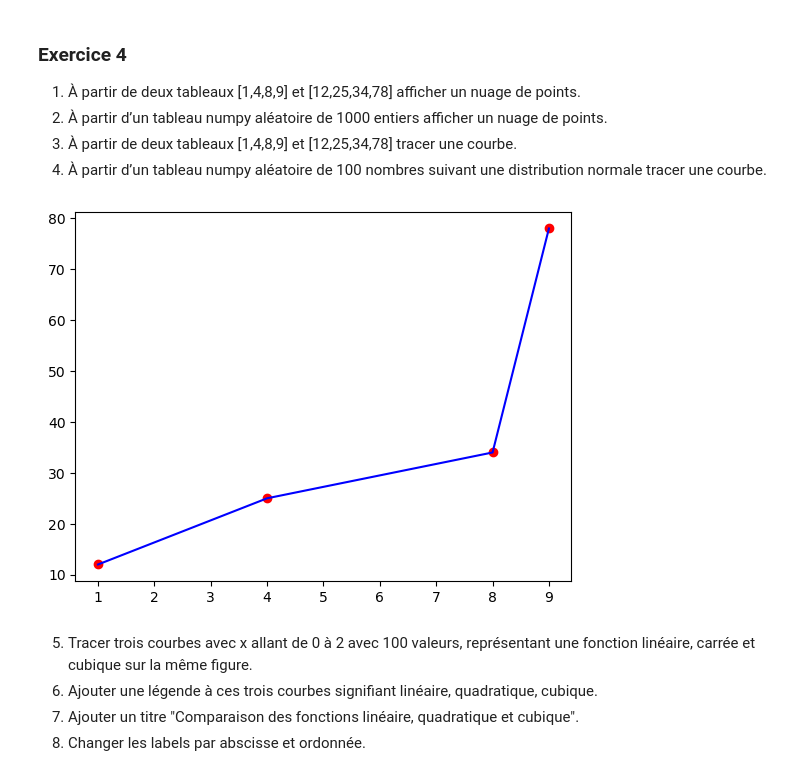
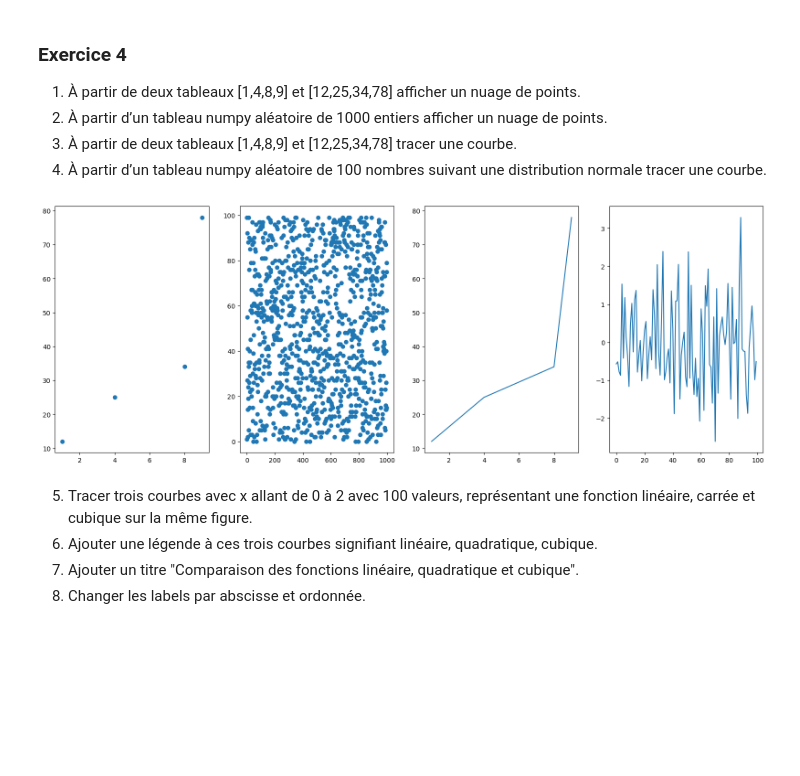
Before and after one commit to Samuelhcq/MachineLearning, a Jupyter notebook: TP2/TP2.ipynb, the cells around one changed output. Saved outputs shown, nothing was run; the diff lists cells and outputs as text; code cells hidden in the pictures; blank space fills up the shorter version.

```diff
--- a/TP2/TP2.ipynb
+++ b/TP2/TP2.ipynb
@@ -328,12 +328,23 @@ quality
 # %%
 import matplotlib.pyplot as plt
 tab1 = [1,4,8,9]
 tab2 = [12,25,34,78]
-plt.scatter(tab1,tab2,color='red')
-plt.plot([1,4,8,9],[12,25,34,78],color='blue')
+plt.subplot(1,4,1)
+plt.scatter(tab1,tab2)
+
+plt.subplot(1,4,2)
+tab = np.random.randint(0, 100, size=1000)
+plt.scatter(range(len(tab)), tab)
+
+plt.subplot(1,4,3)
+plt.plot([1,4,8,9],[12,25,34,78])
+
+plt.subplot(1,4,4)
+tab = np.random.normal(0,1, size=100)
+plt.plot(tab)
 plt.show()
 # %% [output]
-[figure, old version]
+[figure, new version]
 # %% [markdown]
 5. Tracer trois courbes avec x allant de 0 à 2 avec 100 valeurs, représentant une fonction linéaire, carrée et cubique sur la
 même figure.
```
Also changed, not shown: parts of 10 cells of this notebook, 2 other files.
